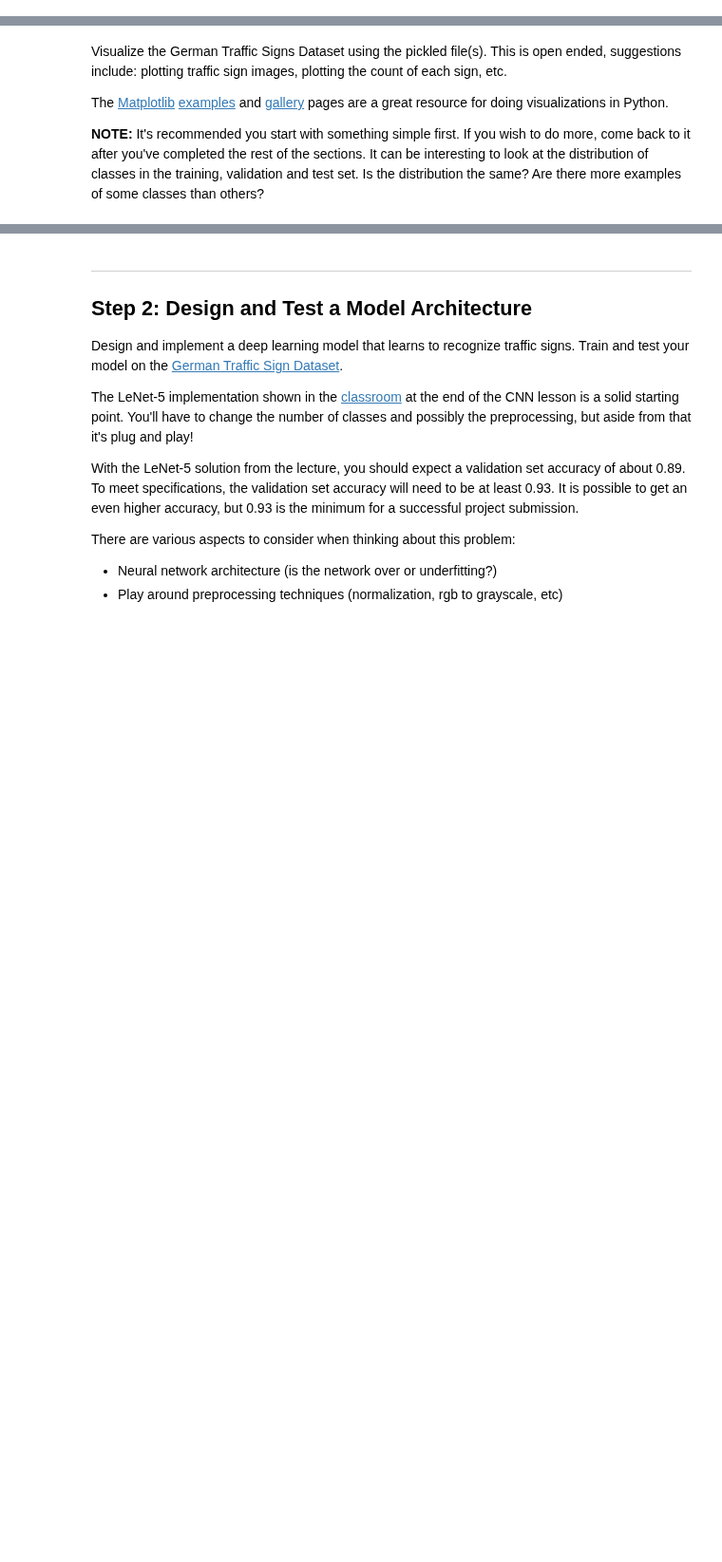
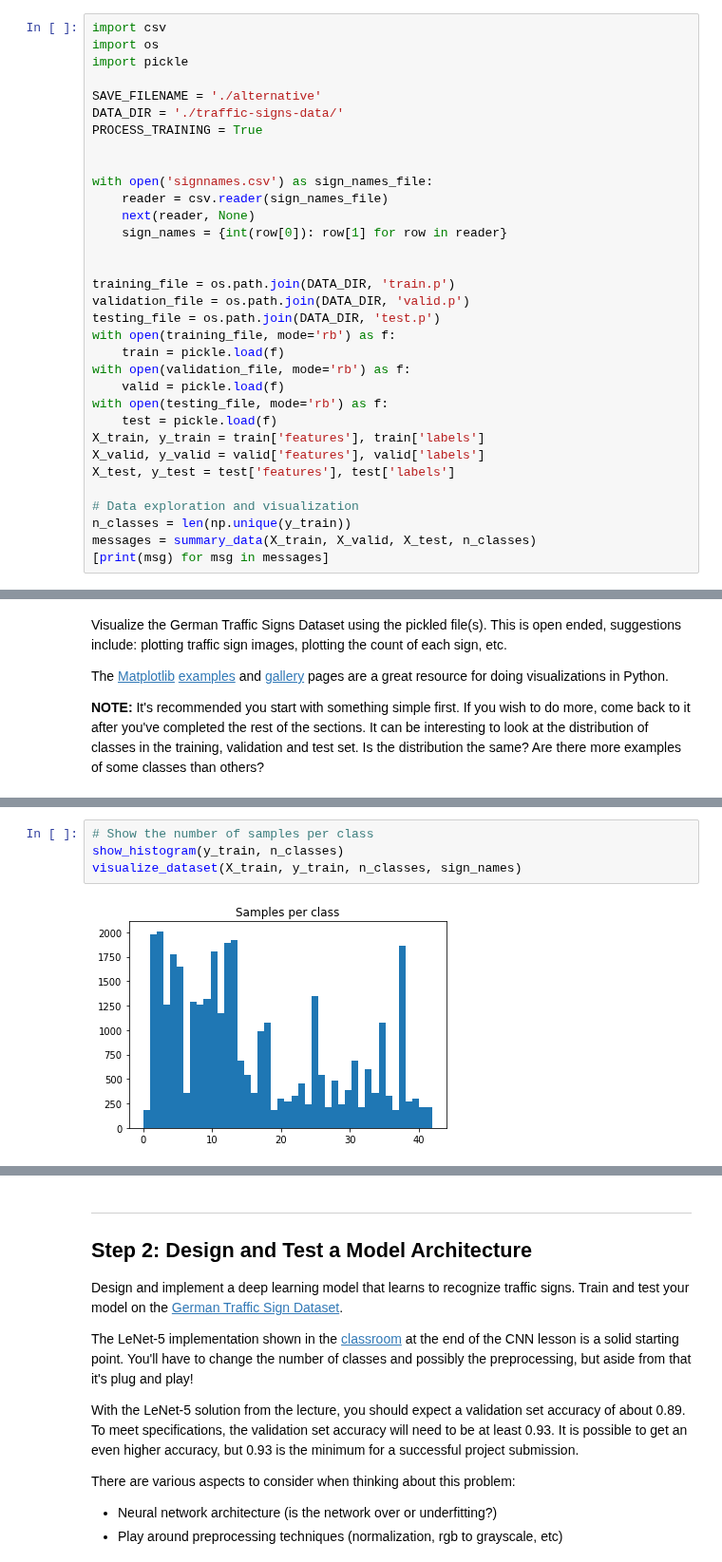
Before and after one commit to mccorby/Course-SDC, a Jupyter notebook: Term1/CarND-Traffic-Sign-Classifier-Project/Traffic_Sign_Classifier.ipynb, the cells around one changed output, grey strips where cells are left out. Shown at 95% size. Cells and saved outputs as stored; diff of their text form; blank space fills up the shorter version.

```diff
--- a/Term1/CarND-Traffic-Sign-Classifier-Project/Traffic_Sign_Classifier.ipynb
+++ b/Term1/CarND-Traffic-Sign-Classifier-Project/Traffic_Sign_Classifier.ipynb
@@ -121,0 +240,33 @@ Number of classes = 43
+# %%
+import csv
+import os
+import pickle
+
+SAVE_FILENAME = './alternative'
+DATA_DIR = './traffic-signs-data/'
+PROCESS_TRAINING = True
+
+
+with open('signnames.csv') as sign_names_file:
+    reader = csv.reader(sign_names_file)
+    next(reader, None)
+    sign_names = {int(row[0]): row[1] for row in reader}
+
+
+training_file = os.path.join(DATA_DIR, 'train.p')
+validation_file = os.path.join(DATA_DIR, 'valid.p')
+testing_file = os.path.join(DATA_DIR, 'test.p')
+with open(training_file, mode='rb') as f:
+    train = pickle.load(f)
+with open(validation_file, mode='rb') as f:
+    valid = pickle.load(f)
+with open(testing_file, mode='rb') as f:
+    test = pickle.load(f)
+X_train, y_train = train['features'], train['labels']
+X_valid, y_valid = valid['features'], valid['labels']
+X_test, y_test = test['features'], test['labels']
+
+# Data exploration and visualization
+n_classes = len(np.unique(y_train))
+messages = summary_data(X_train, X_valid, X_test, n_classes)
+[print(msg) for msg in messages]
@@ -211,0 +288,6 @@ Index: 6
+# %%
+# Show the number of samples per class
+show_histogram(y_train, n_classes)
+visualize_dataset(X_train, y_train, n_classes, sign_names)
+# %% [output]
+[figure, added]
```
Also changed, not shown: parts of 26 cells of this notebook, 2 other files.
